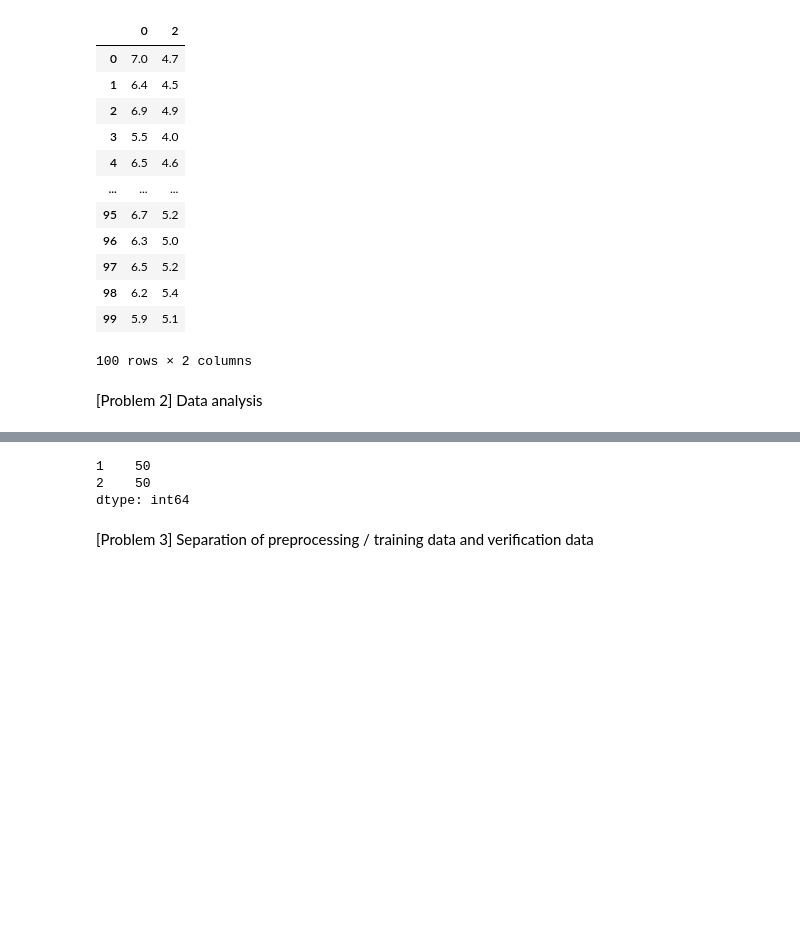
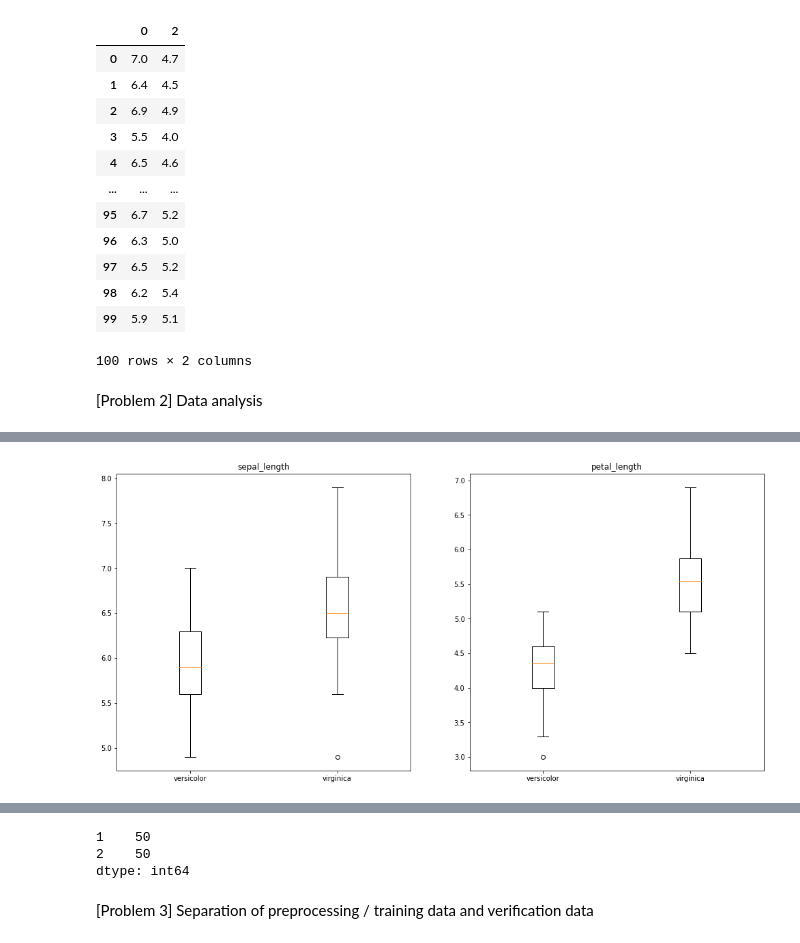
Before and after one commit to maralerdene/DIVER, a Jupyter notebook: Binary_classification_of_iris.ipynb, the cells around one changed output, grey strips where cells are left out. Drawn from its saved outputs; the diff is of its cells as text; code cells hidden in the pictures; blank space fills up the shorter version.

```diff
--- a/Binary_classification_of_iris.ipynb
+++ b/Binary_classification_of_iris.ipynb
@@ -73,0 +88,17 @@ plt.show()
+# %%
+fig = plt.figure(figsize=(17,8))
+
+import seaborn as sns
+
+for feature in range(len(x_features)):
+    x = []
+    for i in range(len(variety_names)):
+        target_variety = df.loc[df['variety']==i+1]
+        x.append(list(target_variety[x_features[feature]]))
+    ax2 = fig.add_subplot(1, 2, feature+1)
+    ax2.boxplot(x)
+    ax2.set_xticks([1, 2])
+    ax2.set_xticklabels(variety_names)
+    ax2.set_title(x_features[feature])
+# %% [output]
+[figure, added]
```
Also changed, not shown: parts of 7 cells of this notebook, 2 other files.
